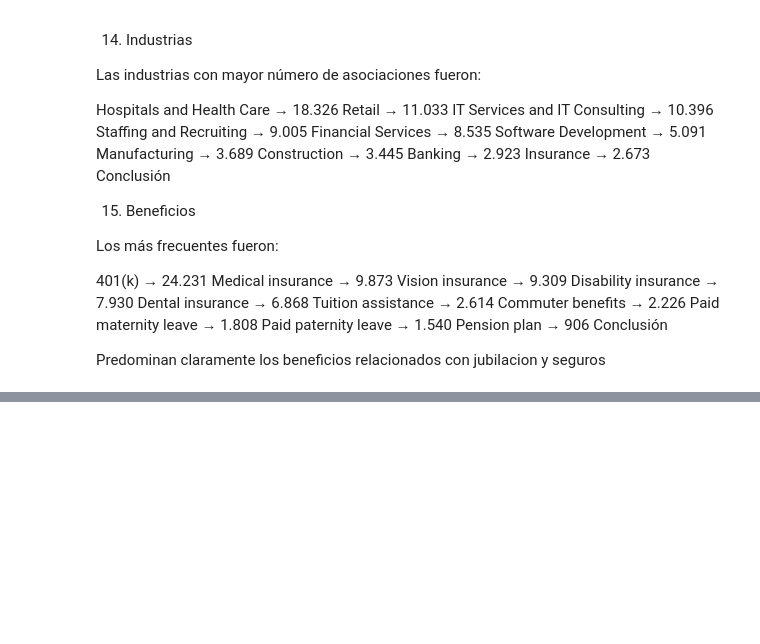
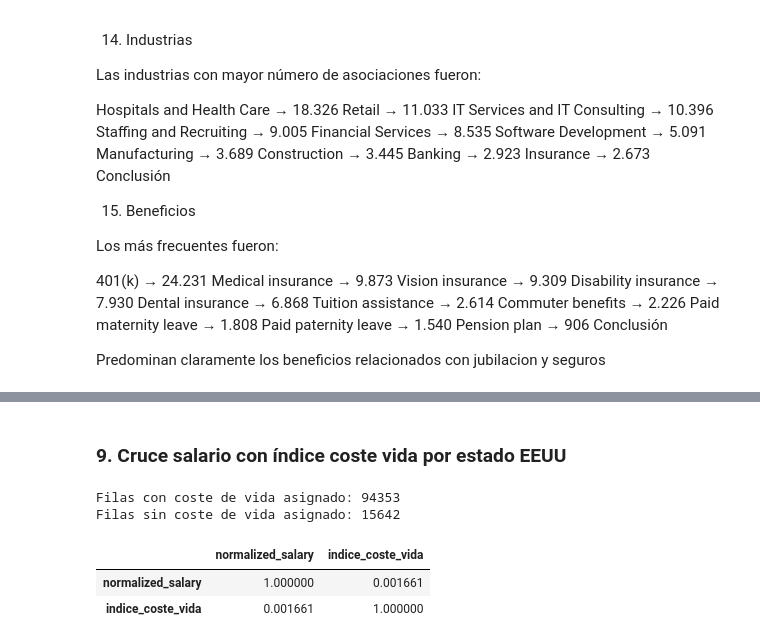
Before and after one commit to Bea-pp/PROYECTO-MERCADO-LABORAL-EN-DATOS-E-IA, a Jupyter notebook: analisis_exploratorio_dataset.ipynb, the cells around one changed output, grey strips where cells are left out. Cells and saved outputs as stored; diff of their text form; code cells hidden in the pictures; blank space fills up the shorter version.

```diff
--- a/analisis_exploratorio_dataset.ipynb
+++ b/analisis_exploratorio_dataset.ipynb
@@ -3610,0 +3659,25 @@ Predominan claramente los beneficios relacionados con jubilacion y seguros
+# %% [markdown]
+### 9. Cruce salario con índice coste vida por estado EEUU
+# %%
+# Extraer el estado (las 2 letras después de la coma) desde location
+postings_eeuu["estado"] = postings_eeuu["location"].str.split(",").str[-1].str.strip()
+
+# Cargar el coste de vida por estado (fuente externa)
+coste_vida = pd.read_csv(DATA_PATH / "coste_vida_por_estado.csv")
+coste_vida = coste_vida.rename(columns={"state": "estado"})
+
+# Cruzar (merge) con el coste de vida
+postings_eeuu = postings_eeuu.merge(coste_vida, on="estado", how="left")
+
+# Comprobar cuántas filas se han podido cruzar
+print("Filas con coste de vida asignado:", postings_eeuu["indice_coste_vida"].notna().sum())
+print("Filas sin coste de vida asignado:", postings_eeuu["indice_coste_vida"].isna().sum())
+# %% [output]
+Filas con coste de vida asignado: 94353
+Filas sin coste de vida asignado: 15642
+# %%
+postings_eeuu[["normalized_salary", "indice_coste_vida"]].corr()
+# %% [output]
+|  | normalized_salary | indice_coste_vida |
+| normalized_salary | 1.000000 | 0.001661 |
+| indice_coste_vida | 0.001661 | 1.000000 |
```
Also changed, not shown: parts of 40 cells of this notebook, 7 other files.
